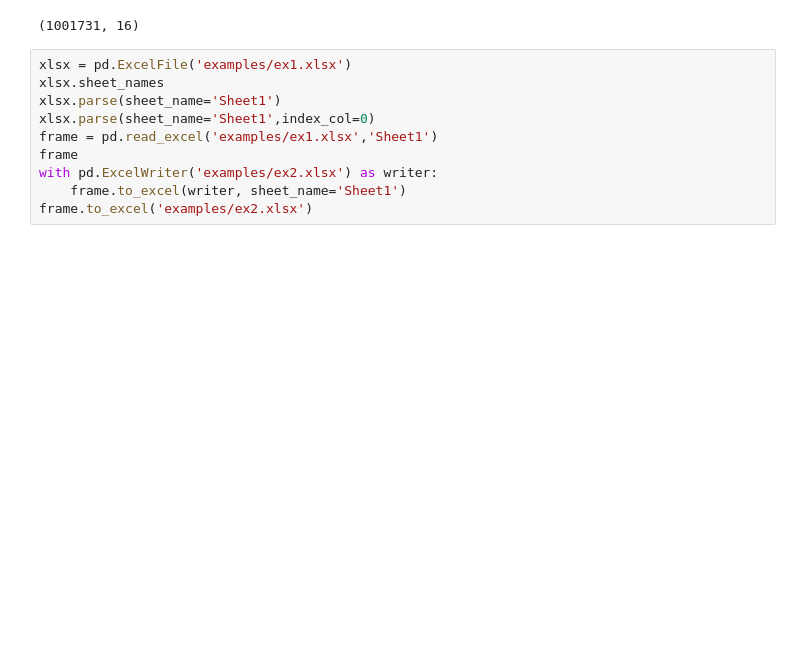
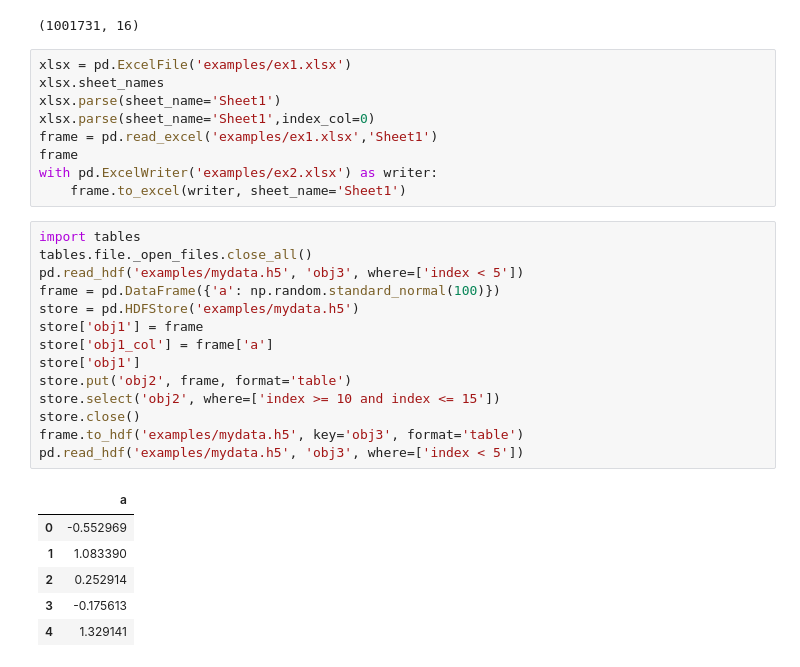
Before and after one commit to OhSorryBro/Data_in_python, a Jupyter notebook: pandas/Read_Save_data.ipynb, the cells around one changed output. Saved outputs shown, nothing was run; the diff lists cells and outputs as text; blank space fills up the shorter version.

```diff
--- a/pandas/Read_Save_data.ipynb
+++ b/pandas/Read_Save_data.ipynb
@@ -283,4 +283,24 @@ frame = pd.read_excel('examples/ex1.xlsx','Sheet1')
 frame
 with pd.ExcelWriter('examples/ex2.xlsx') as writer:
     frame.to_excel(writer, sheet_name='Sheet1')
-frame.to_excel('examples/ex2.xlsx')
+# %%
+import tables
+tables.file._open_files.close_all()
+pd.read_hdf('examples/mydata.h5', 'obj3', where=['index < 5'])
+frame = pd.DataFrame({'a': np.random.standard_normal(100)})
+store = pd.HDFStore('examples/mydata.h5')
+store['obj1'] = frame
+store['obj1_col'] = frame['a']
+store['obj1']
+store.put('obj2', frame, format='table')
+store.select('obj2', where=['index >= 10 and index <= 15'])
+store.close()
+frame.to_hdf('examples/mydata.h5', key='obj3', format='table')
+pd.read_hdf('examples/mydata.h5', 'obj3', where=['index < 5'])
+# %% [output]
+|  | a |
+| 0 | -0.552969 |
+| 1 | 1.083390 |
+| 2 | 0.252914 |
+| 3 | -0.175613 |
+| 4 | 1.329141 |
```
Also changed, not shown: parts of 5 cells of this notebook, 1 other file.
